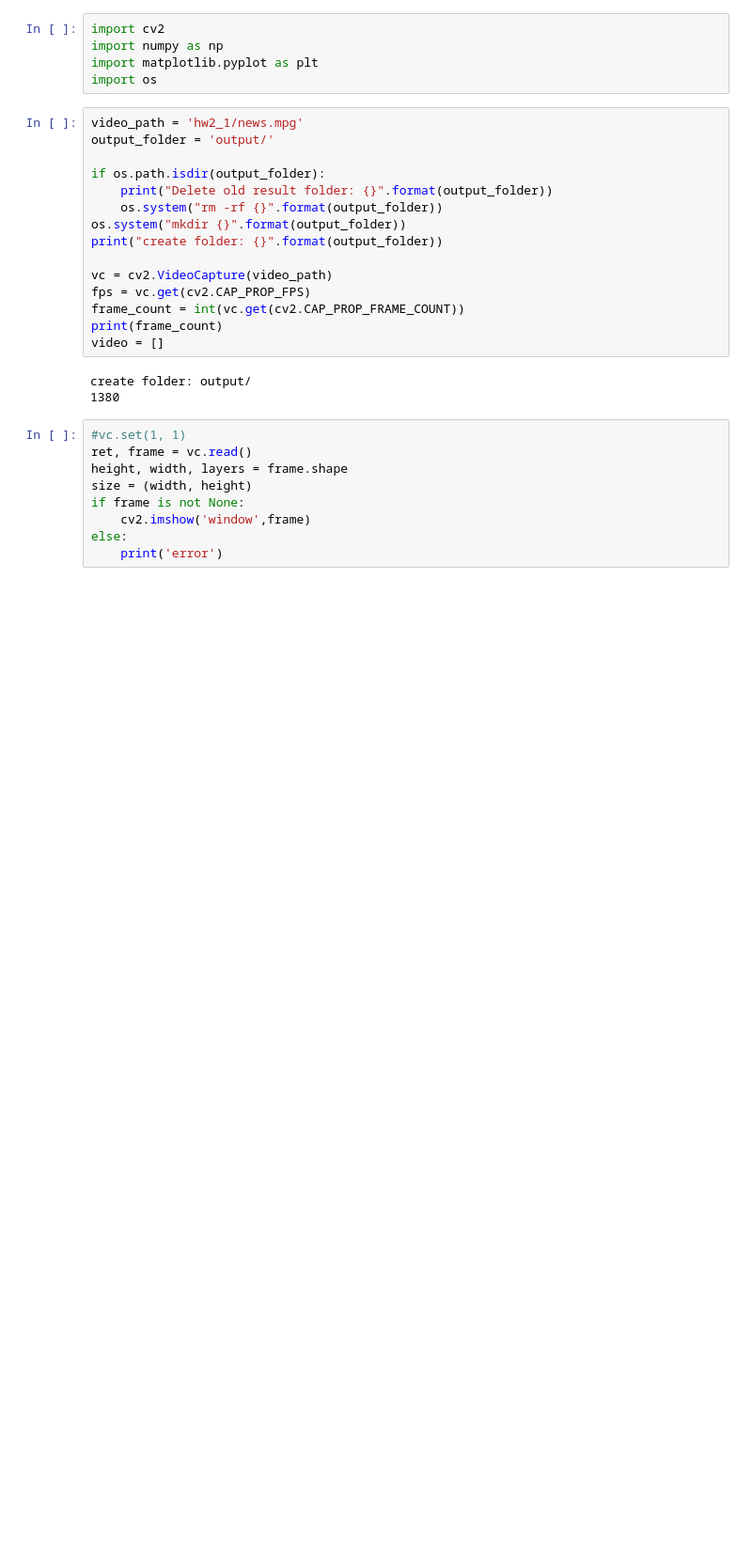
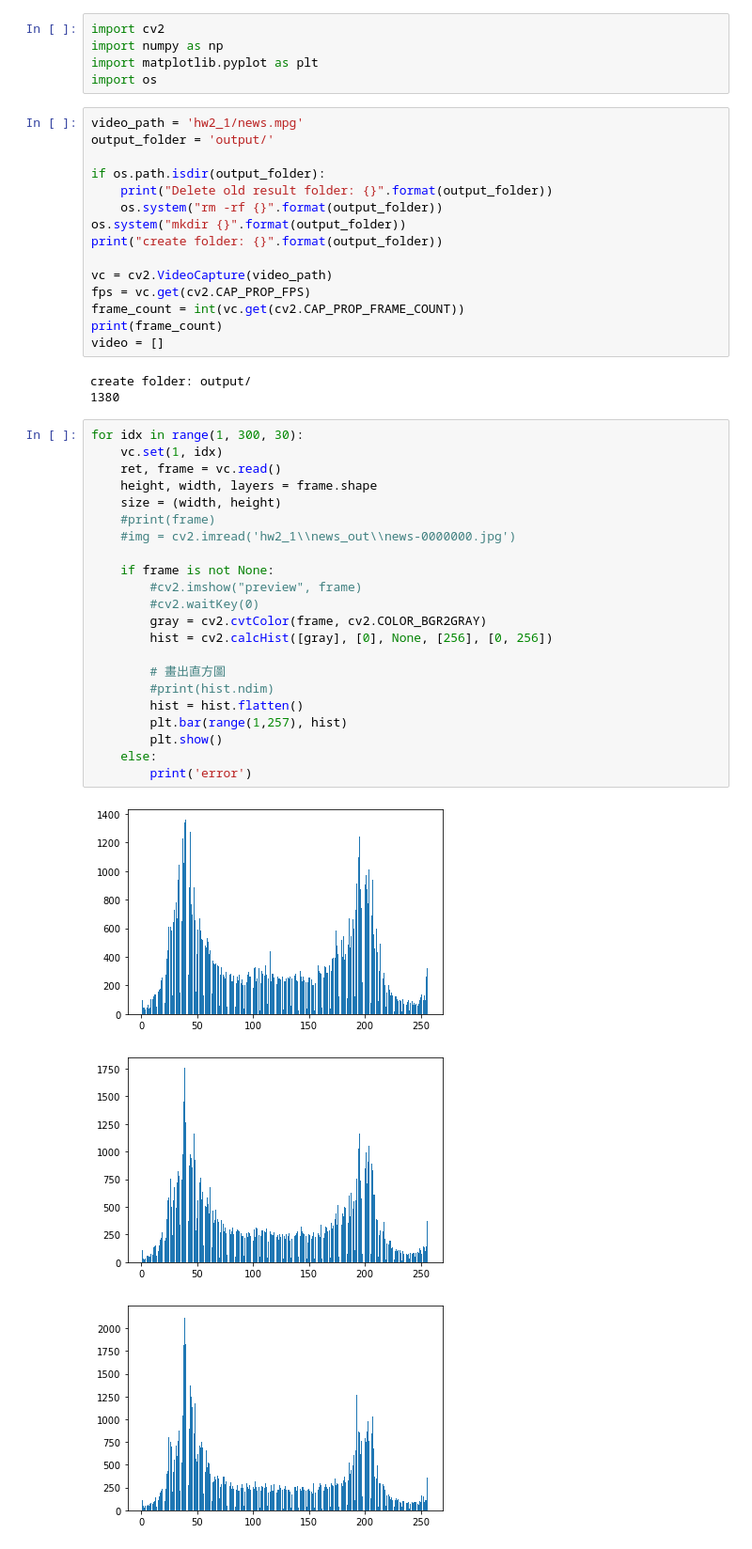
Before and after one commit to hfchen2132131/multimedia_hw2, a Jupyter notebook: hw2.ipynb, the cells around one changed output. Shown at 94% size. Cells and saved outputs as stored; diff of their text form; blank space fills up the shorter version.

```diff
--- a/hw2.ipynb
+++ b/hw2.ipynb
@@ -22,11 +22,28 @@ video = []
 create folder: output/
 1380
 # %%
-#vc.set(1, 1)
-ret, frame = vc.read()
-height, width, layers = frame.shape
-size = (width, height)
-if frame is not None:
-    cv2.imshow('window',frame)
-else:
-    print('error')
+for idx in range(1, 300, 30):
+    vc.set(1, idx)
+    ret, frame = vc.read()
+    height, width, layers = frame.shape
+    size = (width, height)
+    #print(frame)
+    #img = cv2.imread('hw2_1\\news_out\\news-0000000.jpg')
+
+    if frame is not None:
+        #cv2.imshow("preview", frame)
+        #cv2.waitKey(0)
+        gray = cv2.cvtColor(frame, cv2.COLOR_BGR2GRAY)
+        hist = cv2.calcHist([gray], [0], None, [256], [0, 256])
+
+        # 畫出直方圖
+        #print(hist.ndim)
+        hist = hist.flatten()
+        plt.bar(range(1,257), hist)
+        plt.show()
+    else:
+        print('error')
+# %% [output]
+[figure, added]
+[figure, added]
+[figure, added]
```
Also changed, not shown: parts of 2 cells of this notebook.
